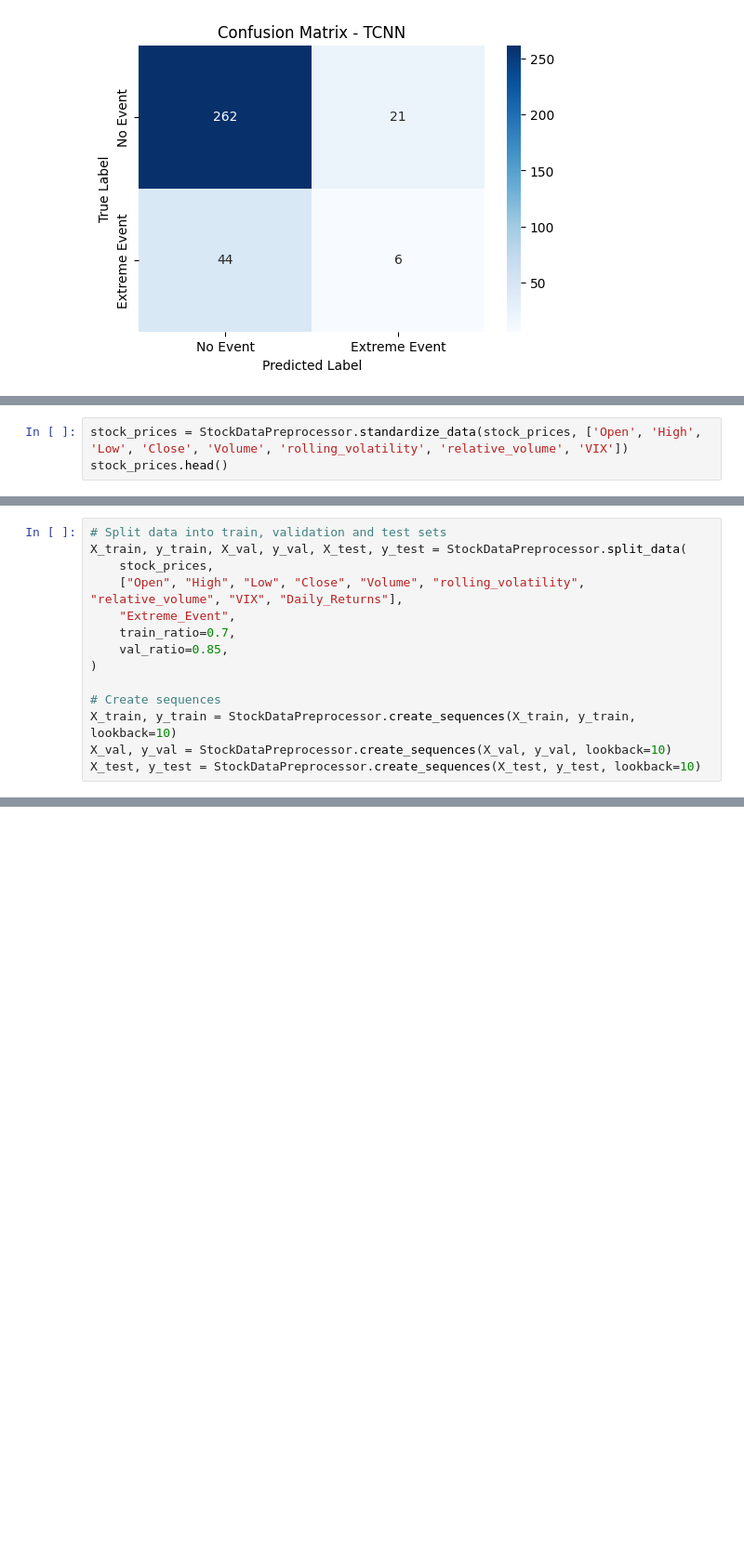
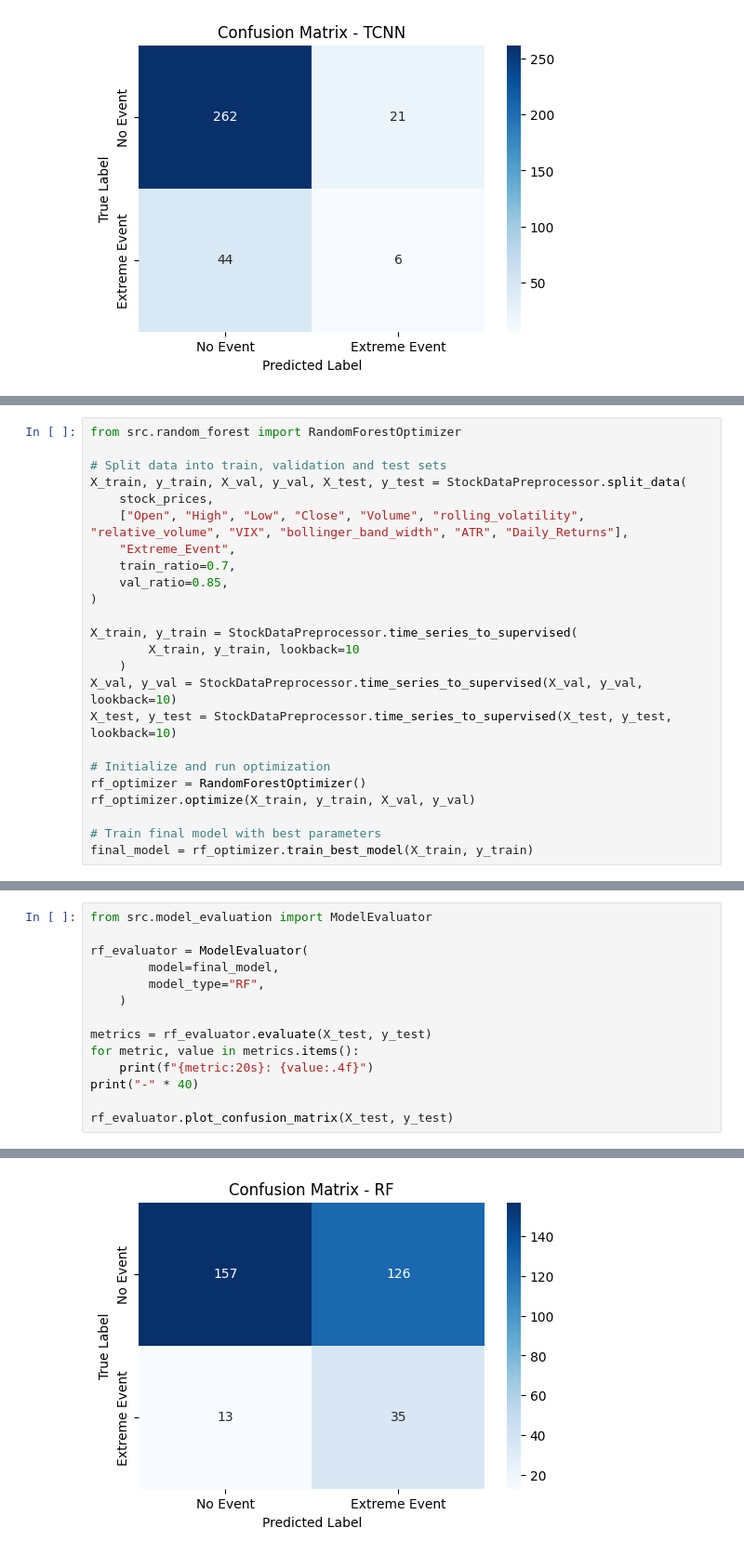
Before and after one commit to nmourdo/extreme_event_prediction, a Jupyter notebook: report.ipynb, the cells around one changed output, grey strips where cells are left out. Shown at 93% size. Drawn from its saved outputs; the diff is of its cells as text; blank space fills up the shorter version.

Commit message:
Random forest with extra features

```diff
--- a/report.ipynb
+++ b/report.ipynb
@@ -583,3 +584,0 @@ stock_prices.head()
-# %%
-stock_prices = StockDataPreprocessor.standardize_data(stock_prices, ['Open', 'High', 'Low', 'Close', 'Volume', 'rolling_volatility', 'relative_volume', 'VIX'])
-stock_prices.head()
@@ -595,15 +587,25 @@ stock_prices.head()
 # %%
+from src.random_forest import RandomForestOptimizer
+
 # Split data into train, validation and test sets
 X_train, y_train, X_val, y_val, X_test, y_test = StockDataPreprocessor.split_data(
     stock_prices,
-    ["Open", "High", "Low", "Close", "Volume", "rolling_volatility", "relative_volume", "VIX", "Daily_Returns"],
+    ["Open", "High", "Low", "Close", "Volume", "rolling_volatility", "relative_volume", "VIX", "bollinger_band_width", "ATR", "Daily_Returns"],
     "Extreme_Event",
     train_ratio=0.7,
     val_ratio=0.85,
 )
 
-# Create sequences
-X_train, y_train = StockDataPreprocessor.create_sequences(X_train, y_train, lookback=10)
-X_val, y_val = StockDataPreprocessor.create_sequences(X_val, y_val, lookback=10)
-X_test, y_test = StockDataPreprocessor.create_sequences(X_test, y_test, lookback=10)
+X_train, y_train = StockDataPreprocessor.time_series_to_supervised(
+        X_train, y_train, lookback=10
+    )
+X_val, y_val = StockDataPreprocessor.time_series_to_supervised(X_val, y_val, lookback=10)
+X_test, y_test = StockDataPreprocessor.time_series_to_supervised(X_test, y_test, lookback=10)
+
+# Initialize and run optimization
+rf_optimizer = RandomForestOptimizer()
+rf_optimizer.optimize(X_train, y_train, X_val, y_val)
+
+# Train final model with best parameters
+final_model = rf_optimizer.train_best_model(X_train, y_train)
 # %% [output]
@@ -647,0 +629,15 @@ HPU available: False, using: 0 HPUs
+# %%
+from src.model_evaluation import ModelEvaluator
+
+rf_evaluator = ModelEvaluator(
+        model=final_model,
+        model_type="RF",
+    )
+
+metrics = rf_evaluator.evaluate(X_test, y_test)
+for metric, value in metrics.items():
+    print(f"{metric:20s}: {value:.4f}")
+print("-" * 40)
+
+rf_evaluator.plot_confusion_matrix(X_test, y_test)
+# %% [output]
@@ -647,0 +652 @@ HPU available: False, using: 0 HPUs
+[figure, added]
```
Also changed, not shown: parts of 13 cells of this notebook, 4 other files.
